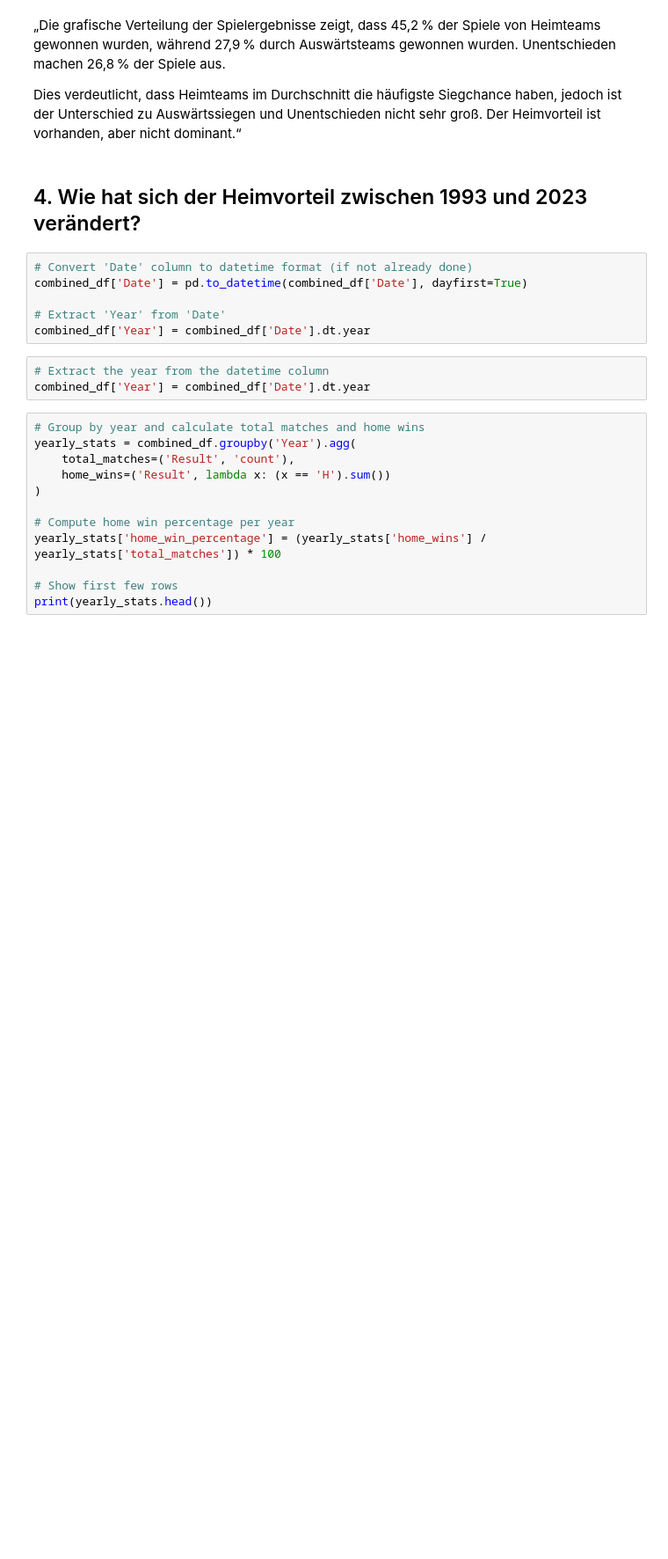
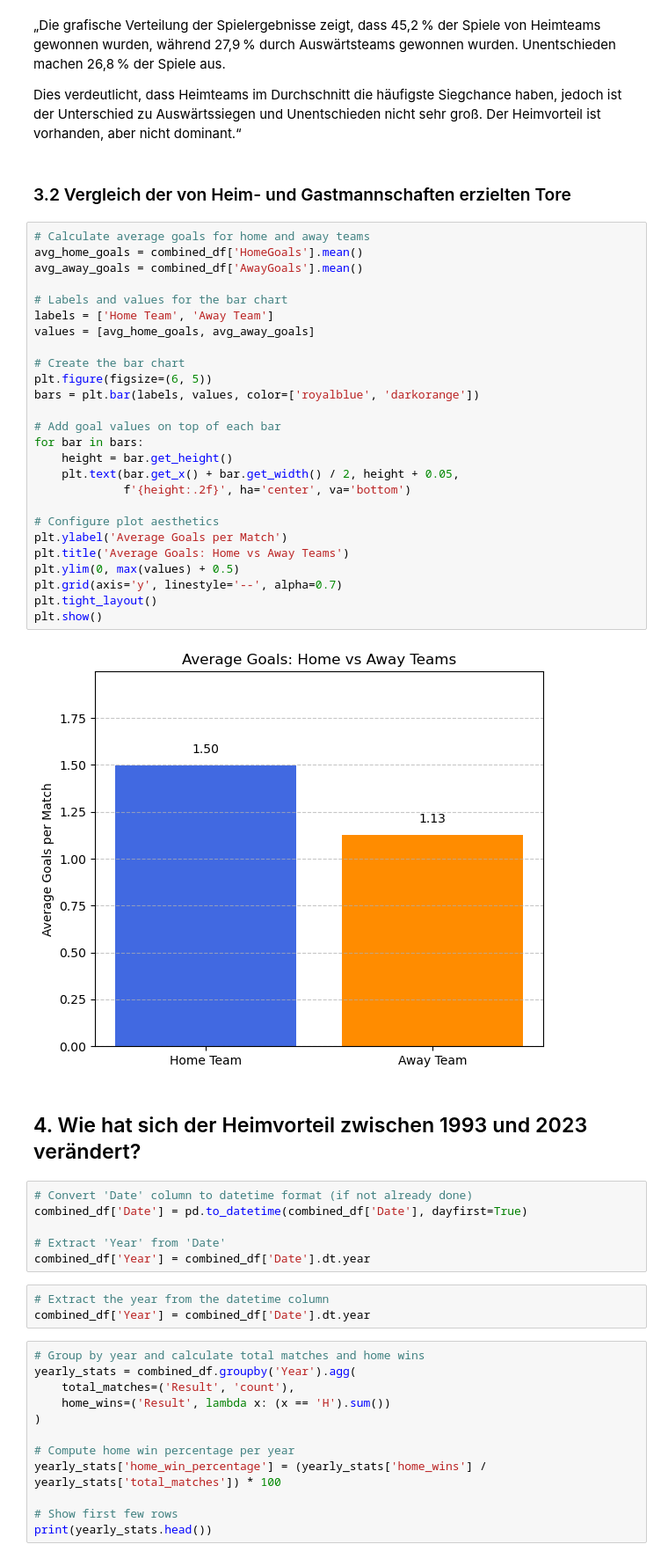
Before and after one commit to safiabduljamil/European-Football-Matches, a Jupyter notebook: contributors/Murat Arikan/home_winning.ipynb, the cells around one changed output. Shown at 88% size. Cells and saved outputs as stored; diff of their text form; blank space fills up the shorter version.

```diff
--- a/contributors/Murat Arikan/home_winning.ipynb
+++ b/contributors/Murat Arikan/home_winning.ipynb
@@ -189,6 +202,36 @@ Unentschieden machen 26,8 % der Spiele aus.
 
 Dies verdeutlicht, dass Heimteams im Durchschnitt die häufigste Siegchance haben, jedoch ist der Unterschied zu Auswärtssiegen und Unentschieden nicht sehr groß.
 Der Heimvorteil ist vorhanden, aber nicht dominant.“
+# %% [markdown]
+### 3.2 Vergleich der von Heim- und Gastmannschaften erzielten Tore ###
+# %%
+# Calculate average goals for home and away teams
+avg_home_goals = combined_df['HomeGoals'].mean()
+avg_away_goals = combined_df['AwayGoals'].mean()
+
+# Labels and values for the bar chart
+labels = ['Home Team', 'Away Team']
+values = [avg_home_goals, avg_away_goals]
+
+# Create the bar chart
+plt.figure(figsize=(6, 5))
+bars = plt.bar(labels, values, color=['royalblue', 'darkorange'])
+
+# Add goal values on top of each bar
+for bar in bars:
+    height = bar.get_height()
+    plt.text(bar.get_x() + bar.get_width() / 2, height + 0.05,
+             f'{height:.2f}', ha='center', va='bottom')
+
+# Configure plot aesthetics
+plt.ylabel('Average Goals per Match')
+plt.title('Average Goals: Home vs Away Teams')
+plt.ylim(0, max(values) + 0.5)
+plt.grid(axis='y', linestyle='--', alpha=0.7)
+plt.tight_layout()
+plt.show()
+# %% [output]
+[figure, added]
 # %% [markdown]
 ## 4. Wie hat sich der Heimvorteil zwischen 1993 und 2023 verändert? ##
 # %%
```
Also changed, not shown: parts of 3 cells of this notebook.
